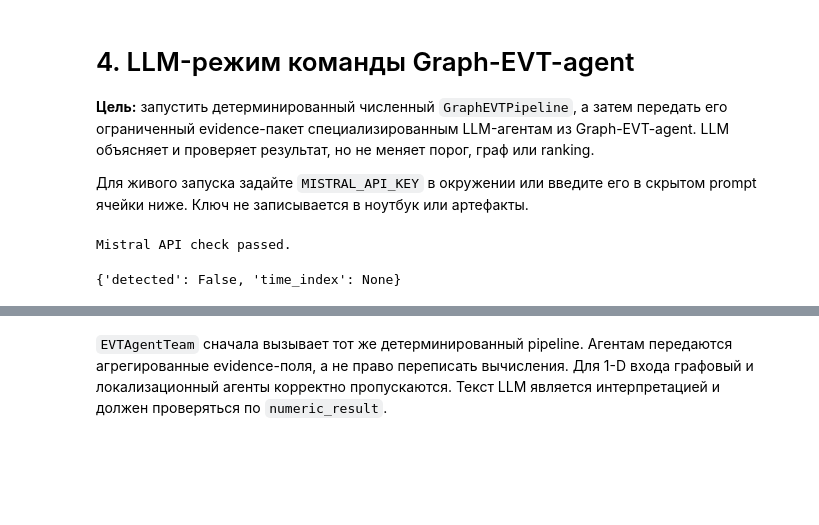
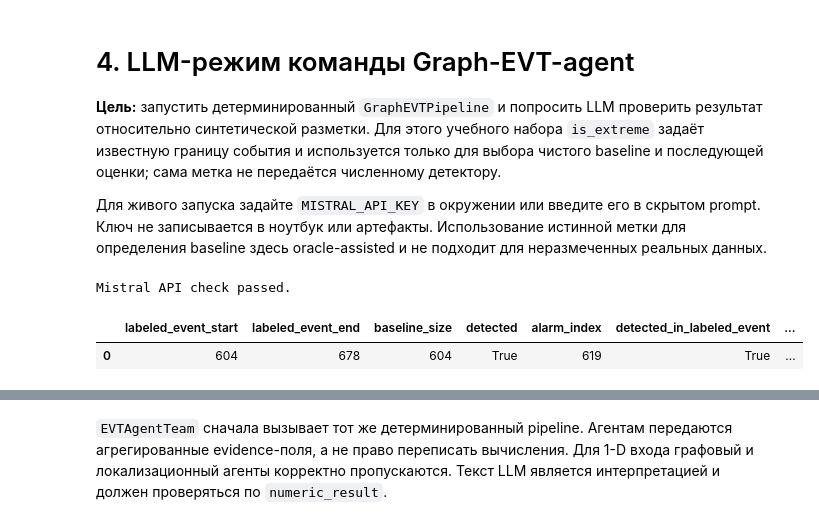
Before and after one commit to D2718281828nis/EVT-educational-demo, a Jupyter notebook: demo/evt-educational-demo/notebooks/04_llm_hypothesis_agent.ipynb, the cells around one changed output, grey strips where cells are left out. Drawn from its saved outputs; the diff is of its cells as text; code cells hidden in the pictures; blank space fills up the shorter version.

```diff
--- a/demo/evt-educational-demo/notebooks/04_llm_hypothesis_agent.ipynb
+++ b/demo/evt-educational-demo/notebooks/04_llm_hypothesis_agent.ipynb
@@ -1,9 +1,9 @@
 # %% [markdown]
 # 4. LLM-режим команды Graph-EVT-agent
 
-**Цель:** запустить детерминированный численный `GraphEVTPipeline`, а затем передать его ограниченный evidence-пакет специализированным LLM-агентам из Graph-EVT-agent. LLM объясняет и проверяет результат, но не меняет порог, граф или ranking.
+**Цель:** запустить детерминированный `GraphEVTPipeline` и попросить LLM проверить результат относительно синтетической разметки. Для этого учебного набора `is_extreme` задаёт известную границу события и используется только для выбора чистого baseline и последующей оценки; сама метка не передаётся численному детектору.
 
-Для живого запуска задайте `MISTRAL_API_KEY` в окружении или введите его в скрытом prompt ячейки ниже. Ключ не записывается в ноутбук или артефакты.
+Для живого запуска задайте `MISTRAL_API_KEY` в окружении или введите его в скрытом prompt. Ключ не записывается в ноутбук или артефакты. Использование истинной метки для определения baseline здесь oracle-assisted и не подходит для неразмеченных реальных данных.
 # %%
 from pathlib import Path
 import os
@@ -18,7 +18,11 @@ DATA = ROOT / "data/generated/fractal_extreme_series.csv"
 SEED = 42
 df = pd.read_csv(DATA)
 x = df["value"].to_numpy()
-assert np.isfinite(x).all() and x.ndim == 1
+event_mask = df["is_extreme"].to_numpy(dtype=bool)
+assert np.isfinite(x).all() and x.ndim == 1 and event_mask.shape == x.shape
+assert event_mask.any(), "Generated dataset must contain a labeled event"
+event_start = int(np.flatnonzero(event_mask)[0])
+event_end = int(np.flatnonzero(event_mask)[-1])
 # %%
 api_key = os.getenv("MISTRAL_API_KEY") or getpass("Mistral API key (input hidden): ").strip()
 MISTRAL_READY = False
@@ -50,14 +54,30 @@ else:
 # %% [output]
 Mistral API check passed.
 # %%
-BASELINE_SIZE = int(0.75 * len(x))
+# In this synthetic dataset, use the known event onset to keep the EVT baseline clean.
+# The label is used for evaluation and baseline selection, not as detector input.
+BASELINE_SIZE = event_start
 pipeline = GraphEVTPipeline(
     EVTConfig(baseline_size=BASELINE_SIZE, tail_quantile=0.95, alarm_probability=0.999, persistence=3),
     graph=GraphConfig(random_state=SEED),
     input_config=InputConfig(missing="error"),
 )
-# Численный результат доступен и воспроизводим независимо от LLM.
 numeric_result = pipeline.run_detailed(x)
-{"detected": numeric_result.detection.detected, "time_index": numeric_result.detection.time_index}
+detection = numeric_result.detection
+alarm_index = detection.time_index
+detected_in_event = alarm_index is not None and bool(event_mask[alarm_index])
+detection_delay = alarm_index - event_start if detected_in_event else None
+
+pd.DataFrame([{
+    "labeled_event_start": event_start,
+    "labeled_event_end": event_end,
+    "baseline_size": BASELINE_SIZE,
+    "detected": detection.detected,
+    "alarm_index": alarm_index,
+    "detected_in_labeled_event": detected_in_event,
+    "detection_delay_samples": detection_delay,
+    "alarm_threshold": detection.alarm_threshold,
+}])
 # %% [output]
-{'detected': False, 'time_index': None}
+|  | labeled_event_start | labeled_event_end | baseline_size | detected | alarm_index | detected_in_labeled_event | ... |
+| 0 | 604 | 678 | 604 | True | 619 | True | ... |
```
Also changed, not shown: parts of 2 cells of this notebook, 5 other files.
